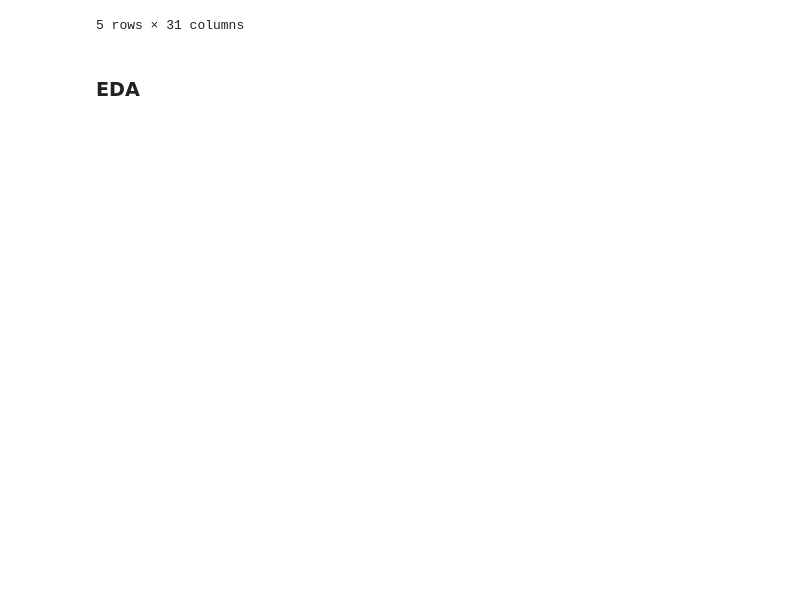
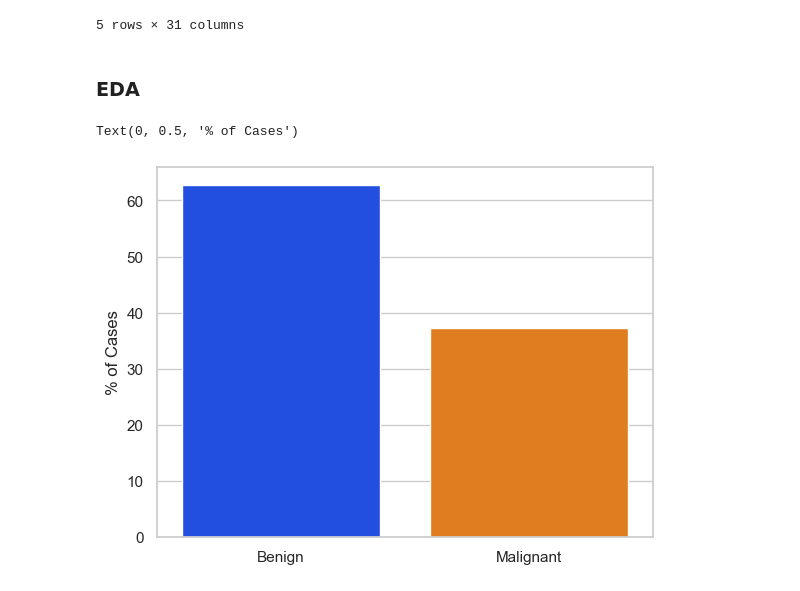
Before and after one commit to sguys99/self-study, a Jupyter notebook: xai/xai_book/ch04/ch04.ipynb, the cells around one changed output. Saved outputs shown, nothing was run; the diff lists cells and outputs as text; code cells hidden in the pictures; blank space fills up the shorter version.

```diff
--- a/xai/xai_book/ch04/ch04.ipynb
+++ b/xai/xai_book/ch04/ch04.ipynb
@@ -152,3 +152,12 @@ df_test = pd.DataFrame(X_test, columns=data['feature_names'])
 df_test['target'] = y_test
 # %% [markdown]
 ### EDA
+# %%
+class_names = ['Benign', 'Malignant']
+class_pc = [62.8, 37.3]
+f, ax = plt.subplots()
+sns.barplot(x=class_names, y=class_pc, ax=ax)
+ax.set_ylabel('% of Cases')
+# %% [output]
+Text(0, 0.5, '% of Cases')
+[figure, added]
```
Also changed, not shown: parts of 37 cells of this notebook, 9 other files.
